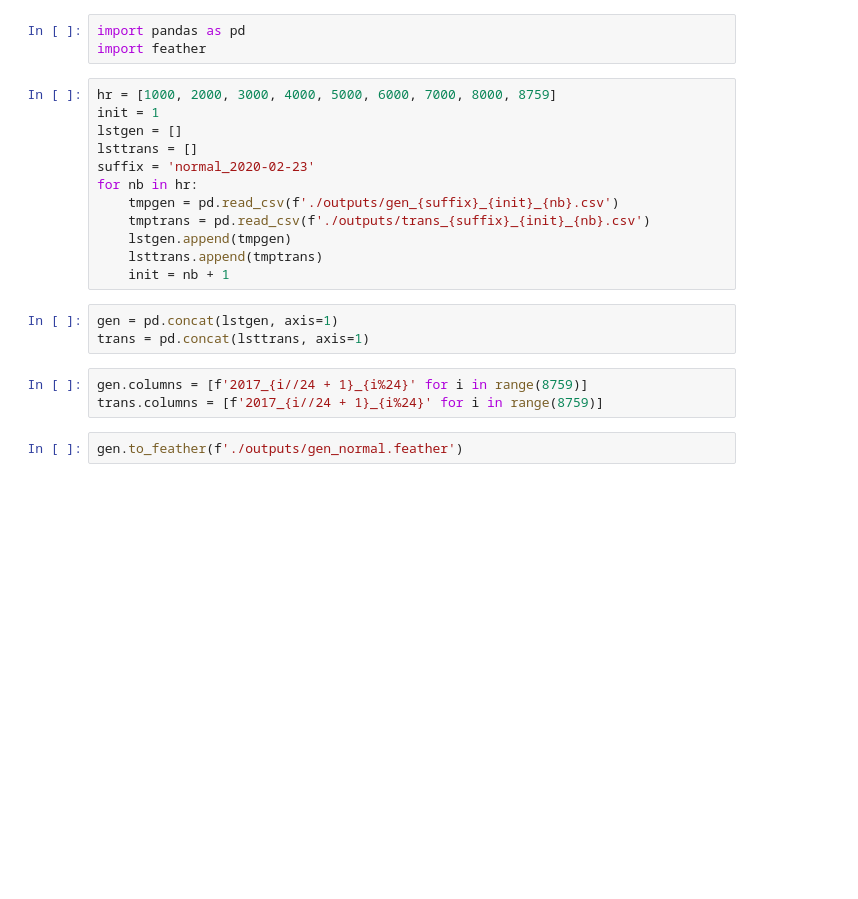
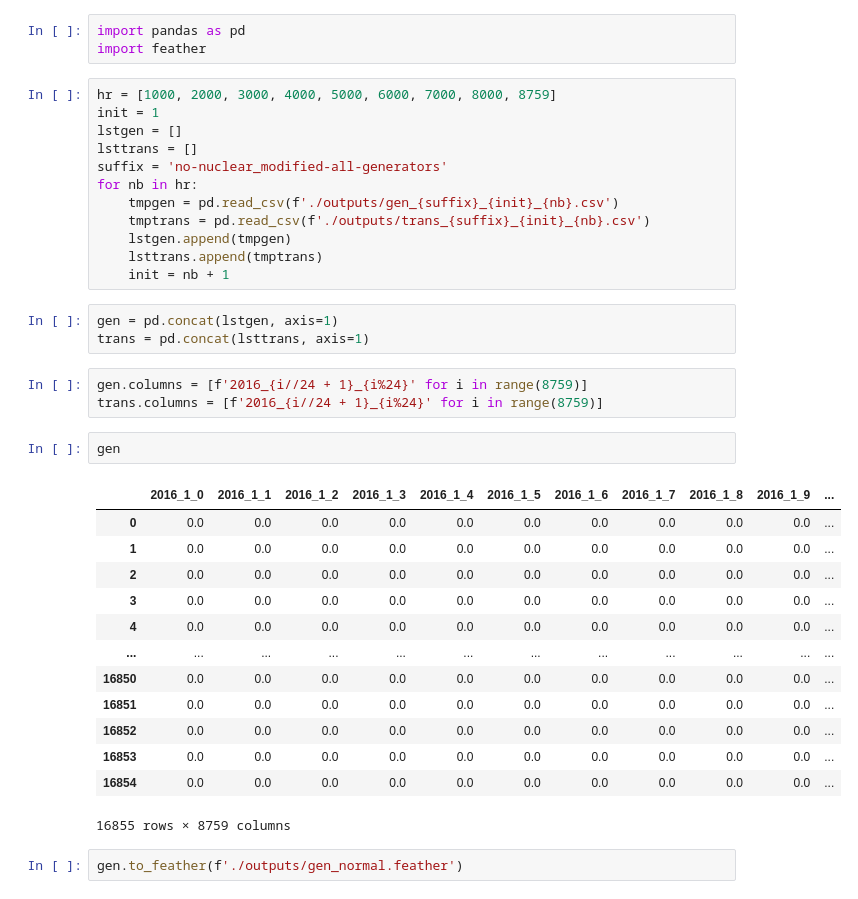
Before and after one commit to lfreese/us-ego, a Jupyter notebook: optimization_model/combine.ipynb, the cells around one changed output. Drawn from its saved outputs; the diff is of its cells as text; blank space fills up the shorter version.

```diff
--- a/optimization_model/combine.ipynb
+++ b/optimization_model/combine.ipynb
@@ -6,7 +6,7 @@ hr = [1000, 2000, 3000, 4000, 5000, 6000, 7000, 8000, 8759]
 init = 1
 lstgen = []
 lsttrans = []
-suffix = 'normal_2020-02-23'
+suffix = 'no-nuclear_modified-all-generators'
 for nb in hr:
     tmpgen = pd.read_csv(f'./outputs/gen_{suffix}_{init}_{nb}.csv')
     tmptrans = pd.read_csv(f'./outputs/trans_{suffix}_{init}_{nb}.csv')
@@ -17,8 +17,24 @@ for nb in hr:
 gen = pd.concat(lstgen, axis=1)
 trans = pd.concat(lsttrans, axis=1)
 # %%
-gen.columns = [f'2017_{i//24 + 1}_{i%24}' for i in range(8759)]
-trans.columns = [f'2017_{i//24 + 1}_{i%24}' for i in range(8759)]
+gen.columns = [f'2016_{i//24 + 1}_{i%24}' for i in range(8759)]
+trans.columns = [f'2016_{i//24 + 1}_{i%24}' for i in range(8759)]
+# %%
+gen
+# %% [output]
+|  | 2016_1_0 | 2016_1_1 | 2016_1_2 | 2016_1_3 | 2016_1_4 | 2016_1_5 | 2016_1_6 | 2016_1_7 | 2016_1_8 | 2016_1_9 | ... |
+| 0 | 0.0 | 0.0 | 0.0 | 0.0 | 0.0 | 0.0 | 0.0 | 0.0 | 0.0 | 0.0 | ... |
+| 1 | 0.0 | 0.0 | 0.0 | 0.0 | 0.0 | 0.0 | 0.0 | 0.0 | 0.0 | 0.0 | ... |
+| 2 | 0.0 | 0.0 | 0.0 | 0.0 | 0.0 | 0.0 | 0.0 | 0.0 | 0.0 | 0.0 | ... |
+| 3 | 0.0 | 0.0 | 0.0 | 0.0 | 0.0 | 0.0 | 0.0 | 0.0 | 0.0 | 0.0 | ... |
+| 4 | 0.0 | 0.0 | 0.0 | 0.0 | 0.0 | 0.0 | 0.0 | 0.0 | 0.0 | 0.0 | ... |
+| ... | ... | ... | ... | ... | ... | ... | ... | ... | ... | ... | ... |
+| 16850 | 0.0 | 0.0 | 0.0 | 0.0 | 0.0 | 0.0 | 0.0 | 0.0 | 0.0 | 0.0 | ... |
+| 16851 | 0.0 | 0.0 | 0.0 | 0.0 | 0.0 | 0.0 | 0.0 | 0.0 | 0.0 | 0.0 | ... |
+| 16852 | 0.0 | 0.0 | 0.0 | 0.0 | 0.0 | 0.0 | 0.0 | 0.0 | 0.0 | 0.0 | ... |
+| 16853 | 0.0 | 0.0 | 0.0 | 0.0 | 0.0 | 0.0 | 0.0 | 0.0 | 0.0 | 0.0 | ... |
+| 16854 | 0.0 | 0.0 | 0.0 | 0.0 | 0.0 | 0.0 | 0.0 | 0.0 | 0.0 | 0.0 | ... |
+16855 rows × 8759 columns
 # %%
 gen.to_feather(f'./outputs/gen_normal.feather')
 # %%
```
Also changed, not shown: 12 other files.
